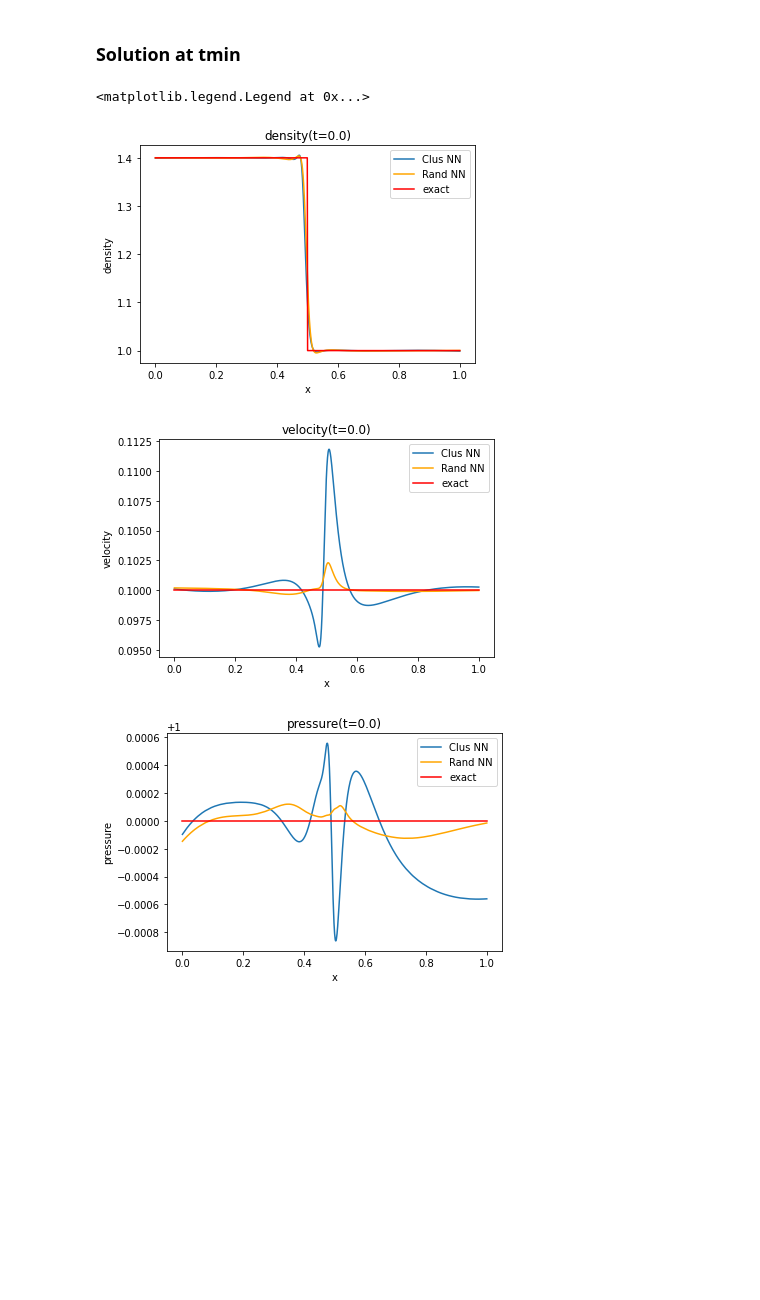
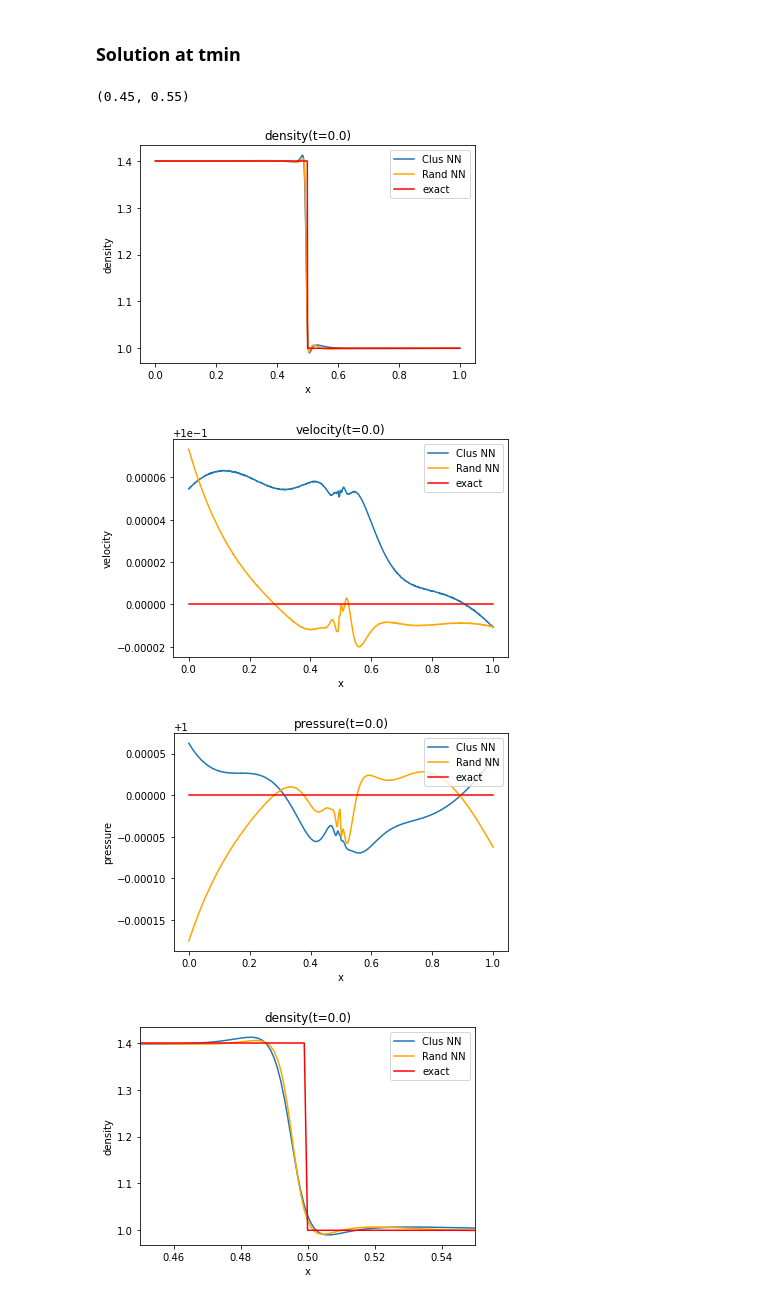
Before and after one commit to caizihuahua/Reading_Material, a Jupyter notebook: notebook/ex1.ipynb, the cells around one changed output. Drawn from its saved outputs; the diff is of its cells as text; code cells hidden in the pictures; blank space fills up the shorter version.

```diff
--- a/notebook/ex1.ipynb
+++ b/notebook/ex1.ipynb
@@ -116,13 +118,15 @@ class PINN(tf.keras.Model):
             p = u[:,2][:,None]
         rho_t = tp.gradient(rho,self.t_r)
         v_t = tp.gradient(v,self.t_r)
+        p_t = tp.gradient(p,self.t_r)
         rho_x = tp.gradient(rho,self.x_r)
         v_x = tp.gradient(v,self.x_r)
         p_x = tp.gradient(p,self.x_r)
         del tp
         equ_1 = rho_t + rho_x*v + rho*v_x
         equ_2 = (rho_t*v + rho*v_t) + (rho*(2*v*v_x) +(v**2)*rho_x + p_x)
-        r = tf.reduce_mean(tf.square(equ_1)+tf.square(equ_2))
+        equ_3 = (5/2*p_t+1/2*rho_t*v*v+rho*v*v_t)+(v_x*(7/2*p+1/2*rho*v*v)+v*(7/2*p_x+1/2*rho_x*v*v+rho*v*v_x))
+        r = tf.reduce_mean(tf.square(equ_1)+tf.square(equ_2)+tf.square(equ_3))
         return r
 
     def loss_icbc(self):
@@ -543,33 +574,45 @@ ax3.legend(loc="upper right")
 # %%
 fig1,ax1 = plt.subplots(1)
 ax1.set_title(f"density(t={tmin})")
 ax1.set_xlabel('x')
 ax1.set_ylabel('density')
 ax1.plot(x[:,0],density_clus[0],label="Clus NN")
 ax1.plot(x[:,0],density_rand[0],color="orange",label="Rand NN",markersize=3)
 yy = np.array([1.4 if tmp<0.5+0.1*tmin else 1.0 for tmp in x[:,0]])
 ax1.plot(x[:,0],yy,color="r",label='exact')
 ax1.legend(loc="upper right")
 
 fig2,ax2 = plt.subplots(1)
 ax2.set_title(f"velocity(t={tmin})")
 ax2.set_xlabel('x')
 ax2.set_ylabel('velocity')
 ax2.plot(x[:,0],velocity_clus[0],label="Clus NN")
 ax2.plot(x[:,0],velocity_rand[0],color="orange",label="Rand NN",markersize=3)
 ax2.plot(x[:,0],np.ones(len(x[:,0]))*0.1,color="r",label="exact")
 ax2.legend(loc="upper right")
 
 fig3,ax3 = plt.subplots(1)
 ax3.set_title(f"pressure(t={tmin})")
 ax3.set_xlabel('x')
 ax3.set_ylabel('pressure')
 ax3.plot(x[:,0],pressure_clus[0],label="Clus NN")
 ax3.plot(x[:,0],pressure_rand[0],color="orange",label="Rand NN",markersize=3)
 ax3.plot(x[:,0],np.ones(len(x[:,0])),color="r",label="exact")
 ax3.legend(loc="upper right")
+
+fig4,ax4 = plt.subplots(1)
+ax4.set_title(f"density(t={tmin})")
+ax4.set_xlabel('x')
+ax4.set_ylabel('density')
+ax4.plot(x[:,0],density_clus[0],label="Clus NN")
+ax4.plot(x[:,0],density_rand[0],color="orange",label="Rand NN",markersize=3)
+yy = np.array([1.4 if tmp<0.5+0.1*tmin else 1.0 for tmp in x[:,0]])
+ax4.plot(x[:,0],yy,color="r",label='exact')
+ax4.legend(loc="upper right")
+ax4.set_xlim(0.45,0.55)
 # %% [output]
-<matplotlib.legend.Legend at 0x...>
+(0.45, 0.55)
-[figure, old version]
+[figure, new version]
-[figure, old version]
+[figure, new version]
-[figure, old version]
+[figure, new version]
+[figure, added]
```
Also changed, not shown: parts of 10 cells of this notebook, 13 other files.
